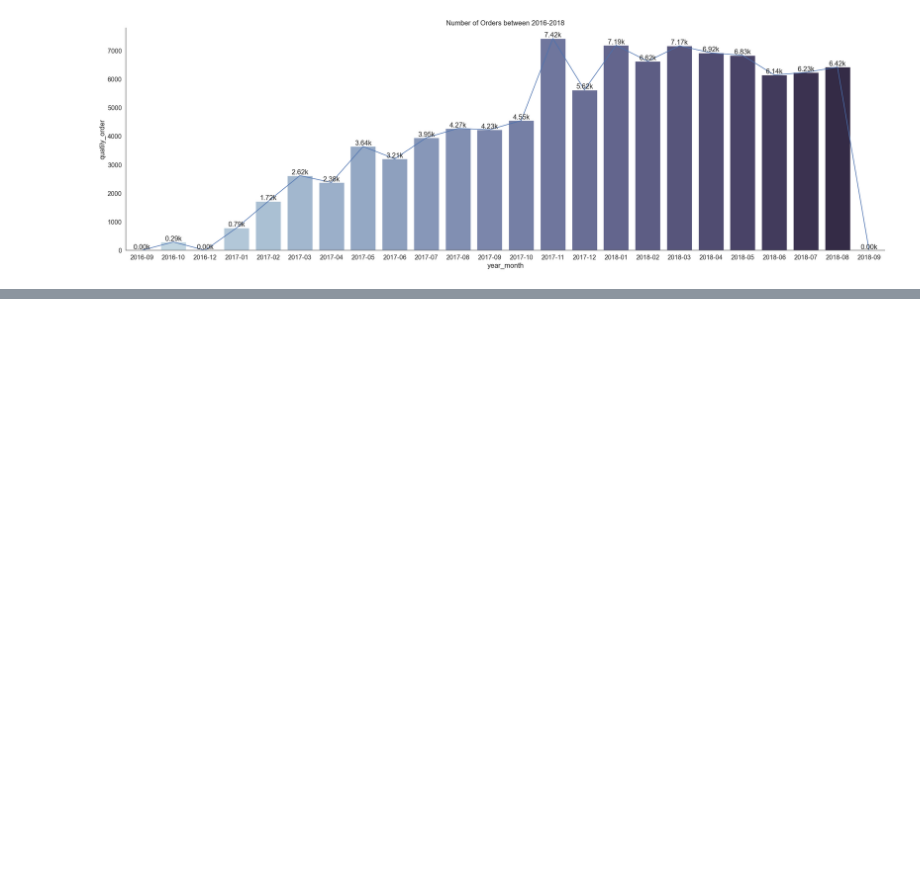
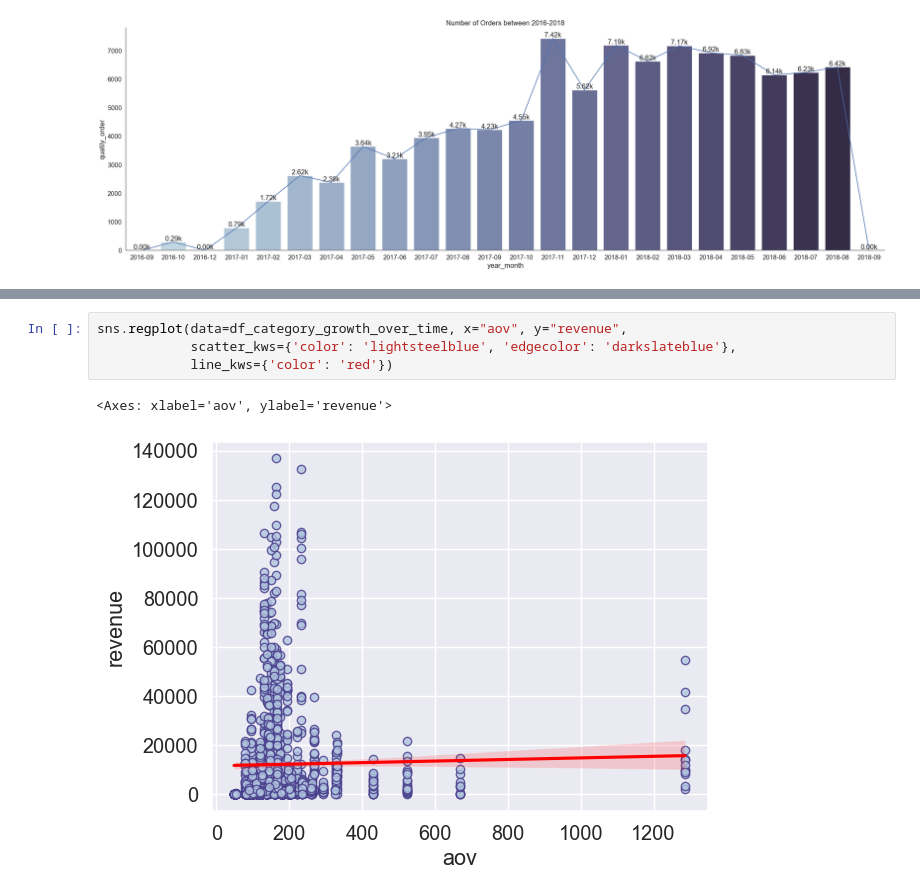
Before and after one commit to DaoNguyetMinh/ecommerce-data-analysis, a Jupyter notebook: Notebooks/Analyst.ipynb, the cells around one changed output, grey strips where cells are left out. Saved outputs shown, nothing was run; the diff lists cells and outputs as text; blank space fills up the shorter version.

```diff
--- a/Notebooks/Analyst.ipynb
+++ b/Notebooks/Analyst.ipynb
@@ -338,0 +509,7 @@ ax.set_title('Number of Orders between 2016-2018');
+# %%
+sns.regplot(data=df_category_growth_over_time, x="aov", y="revenue",
+            scatter_kws={'color': 'lightsteelblue', 'edgecolor': 'darkslateblue'},
+            line_kws={'color': 'red'})
+# %% [output]
+<Axes: xlabel='aov', ylabel='revenue'>
+[figure, added]
```
Also changed, not shown: parts of 33 cells of this notebook, 2 other files.
